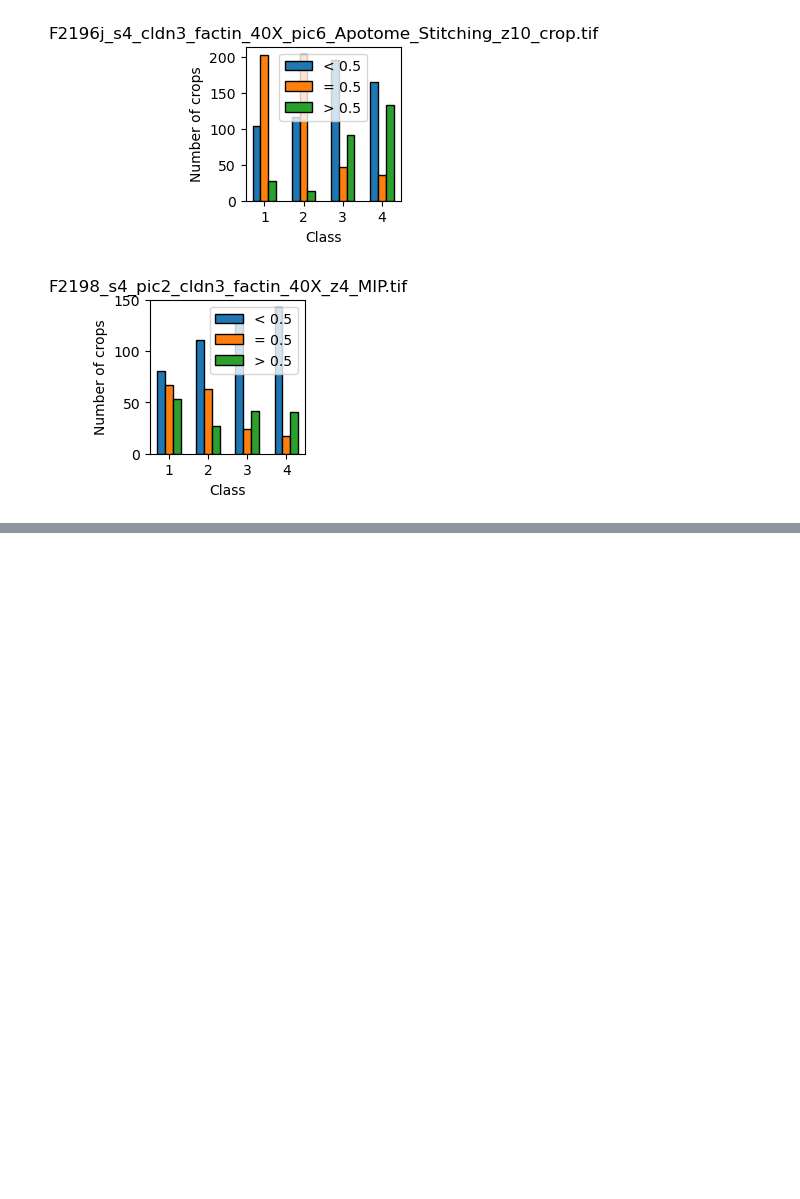
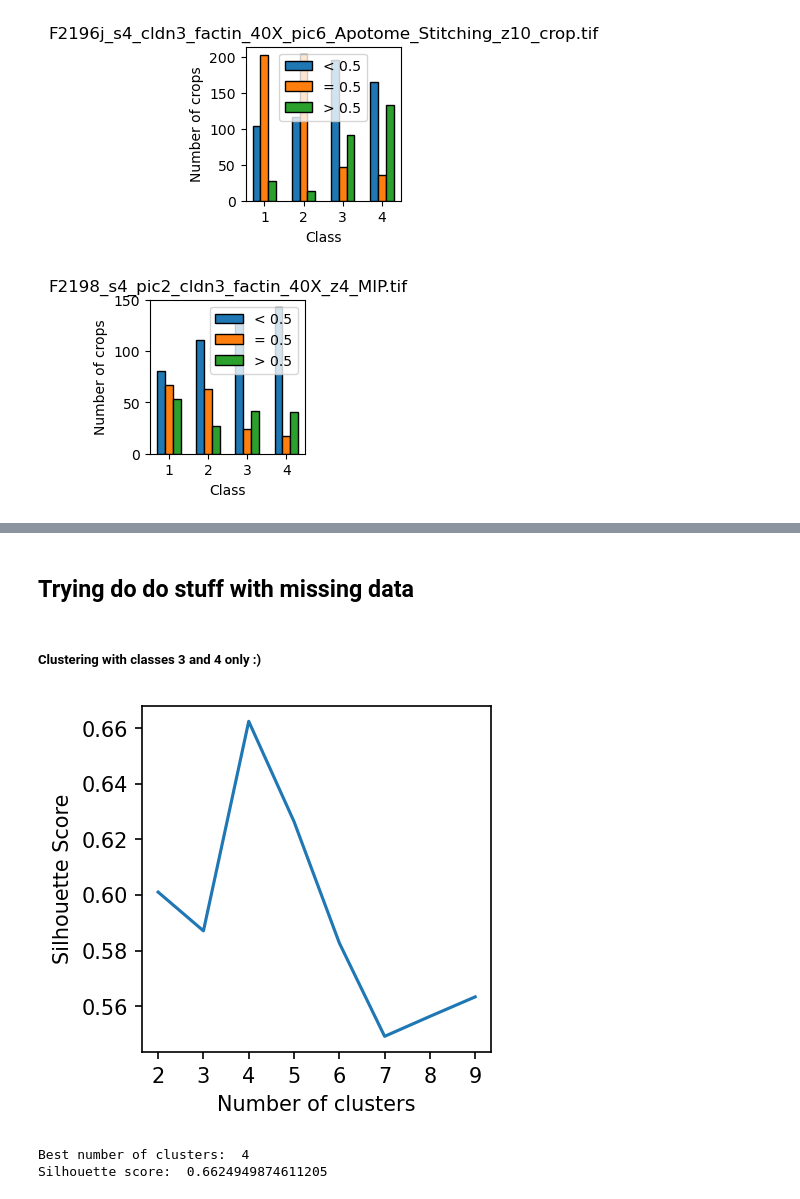
Before and after one commit to FLClab/junction_analysis, a Jupyter notebook: analysis_conditions.ipynb, the cells around one changed output, grey strips where cells are left out. Saved outputs shown, nothing was run; the diff lists cells and outputs as text; code cells hidden in the pictures; blank space fills up the shorter version.

```diff
--- a/analysis_conditions.ipynb
+++ b/analysis_conditions.ipynb
@@ -727,0 +877,35 @@ for img_name in np.unique(data['images']):
+# %% [markdown]
+## Trying do do stuff with missing data
+# %% [markdown]
+##### Clustering with classes 3 and 4 only :)
+# %%
+# Find best number of clusters using silhouette score
+
+# Filter out ambiguous
+ambiguous_array = np.array(data['ambiguous'].values.tolist())
+indices = np.sum(ambiguous_array[:,-2:], axis=1) == 0
+data = data[indices]
+
+features = np.array(data['features'].values.tolist())
+features = features[:,-2:]
+sil = []
+cluster_range = np.arange(2, 10)
+for n_clusters in cluster_range:
+    X, y, knn_model = label_clustering(features, n_clusters=n_clusters, method='kmeans')
+    sil.append(metrics.silhouette_score(X, y))
+
+n_clusters = cluster_range[np.argmax(sil)]
+
+plt.figure(figsize=(3,3), dpi=150)
+plt.plot(cluster_range, sil)
+plt.xticks(cluster_range)
+plt.xlabel('Number of clusters')
+plt.ylabel('Silhouette Score')
+plt.show()
+
+print('Best number of clusters: ', n_clusters)
+print('Silhouette score: ', np.max(sil))
+# %% [output]
+[figure, added]
+Best number of clusters:  4
+Silhouette score:  0.6624949874611205
```
Also changed, not shown: parts of 23 cells of this notebook, 5 other files.
